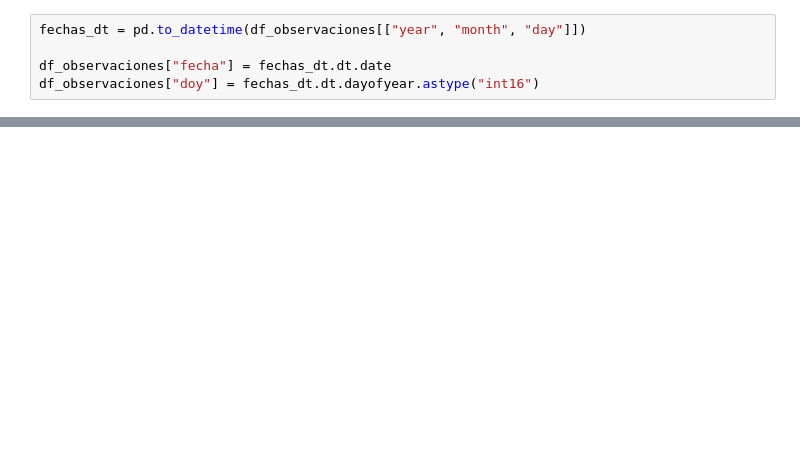
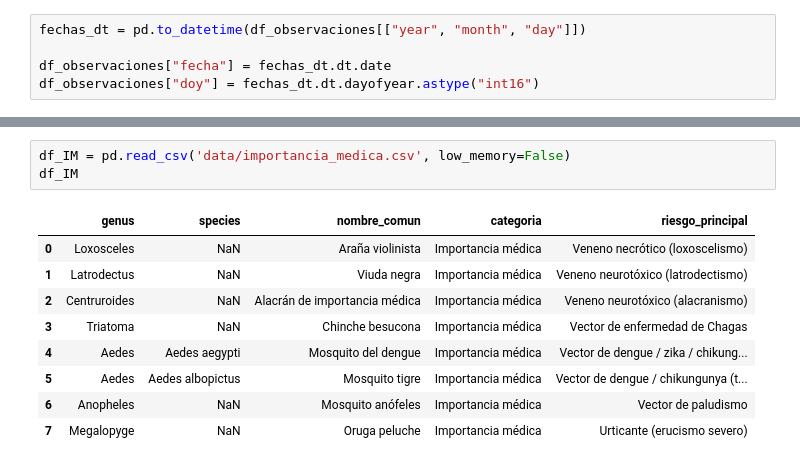
Before and after one commit to Sanchez-Abarca-Bryan-Jair/species-mexico, a Jupyter notebook: Tratamiento.ipynb, the cells around one changed output, grey strips where cells are left out. Cells and saved outputs as stored; diff of their text form; blank space fills up the shorter version.

```diff
--- a/Tratamiento.ipynb
+++ b/Tratamiento.ipynb
@@ -163,0 +164,13 @@ memory usage: 135.1+ MB
+# %%
+df_IM = pd.read_csv('data/importancia_medica.csv', low_memory=False)
+df_IM
+# %% [output]
+|  | genus | species | nombre_comun | categoria | riesgo_principal |
+| 0 | Loxosceles | NaN | Araña violinista | Importancia médica | Veneno necrótico (loxoscelismo) |
+| 1 | Latrodectus | NaN | Viuda negra | Importancia médica | Veneno neurotóxico (latrodectismo) |
+| 2 | Centruroides | NaN | Alacrán de importancia médica | Importancia médica | Veneno neurotóxico (alacranismo) |
+| 3 | Triatoma | NaN | Chinche besucona | Importancia médica | Vector de enfermedad de Chagas |
+| 4 | Aedes | Aedes aegypti | Mosquito del dengue | Importancia médica | Vector de dengue / zika / chikung... |
+| 5 | Aedes | Aedes albopictus | Mosquito tigre | Importancia médica | Vector de dengue / chikungunya (t... |
+| 6 | Anopheles | NaN | Mosquito anófeles | Importancia médica | Vector de paludismo |
+| 7 | Megalopyge | NaN | Oruga peluche | Importancia médica | Urticante (erucismo severo) |
```
Also changed, not shown: parts of 10 cells of this notebook.
